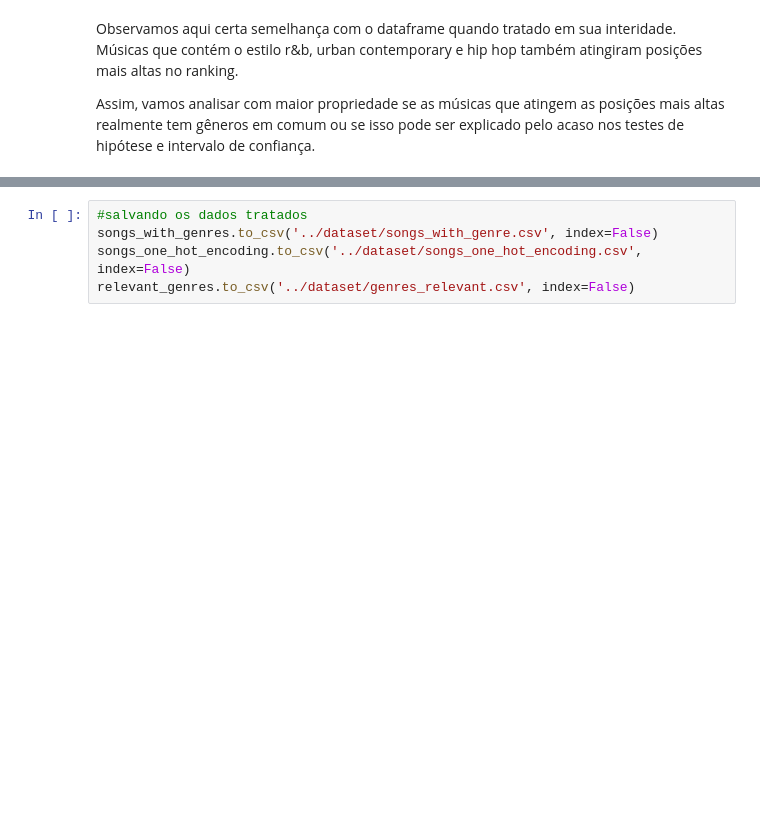
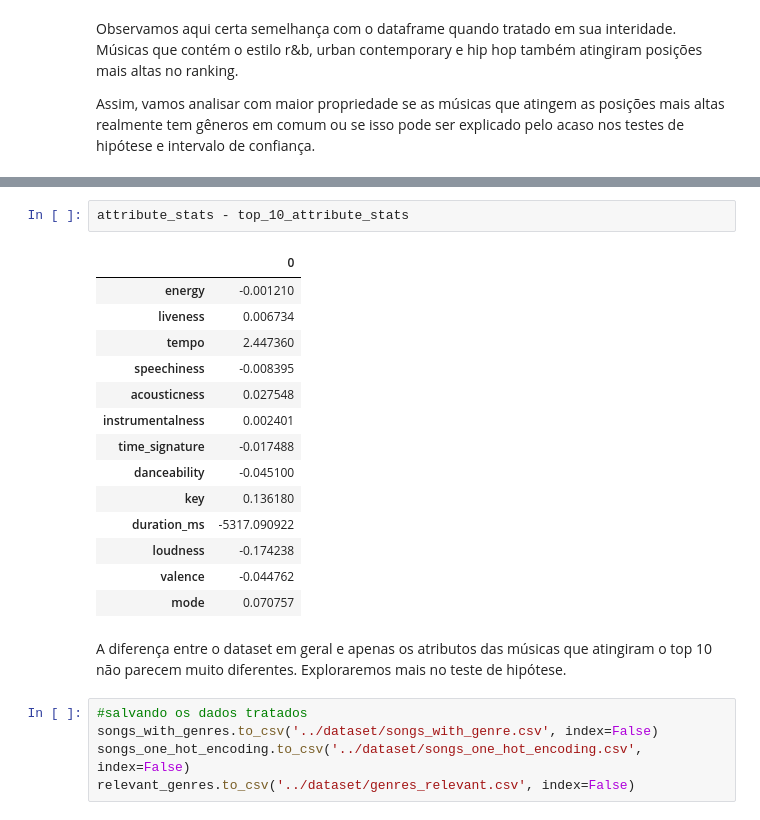
Before and after one commit to mibrahimfm/TP-ICD, a Jupyter notebook: nbs/analise_exploratoria.ipynb, the cells around one changed output, grey strips where cells are left out. Drawn from its saved outputs; the diff is of its cells as text; blank space fills up the shorter version.

```diff
--- a/nbs/analise_exploratoria.ipynb
+++ b/nbs/analise_exploratoria.ipynb
@@ -310,3 +361,22 @@ Assim, vamos analisar com maior propriedade se as músicas que atingem as posiç
+# %%
+attribute_stats - top_10_attribute_stats
+# %% [output]
+|  | 0 |
+| energy | -0.001210 |
+| liveness | 0.006734 |
+| tempo | 2.447360 |
+| speechiness | -0.008395 |
+| acousticness | 0.027548 |
+| instrumentalness | 0.002401 |
+| time_signature | -0.017488 |
+| danceability | -0.045100 |
+| key | 0.136180 |
+| duration_ms | -5317.090922 |
+| loudness | -0.174238 |
+| valence | -0.044762 |
+| mode | 0.070757 |
+# %% [markdown]
+A diferença entre o dataset em geral e apenas os atributos das músicas que atingiram o top 10 não parecem muito diferentes. Exploraremos mais no teste de hipótese.
 # %%
 #salvando os dados tratados
 songs_with_genres.to_csv('../dataset/songs_with_genre.csv', index=False)
```
Also changed, not shown: parts of 13 cells of this notebook.
